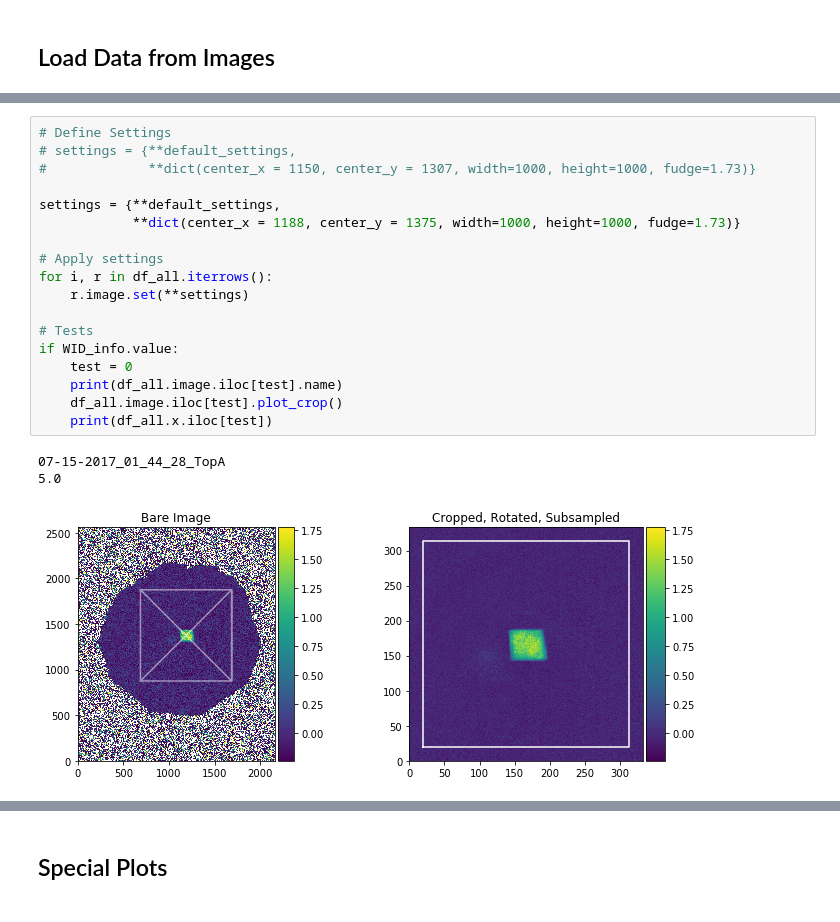
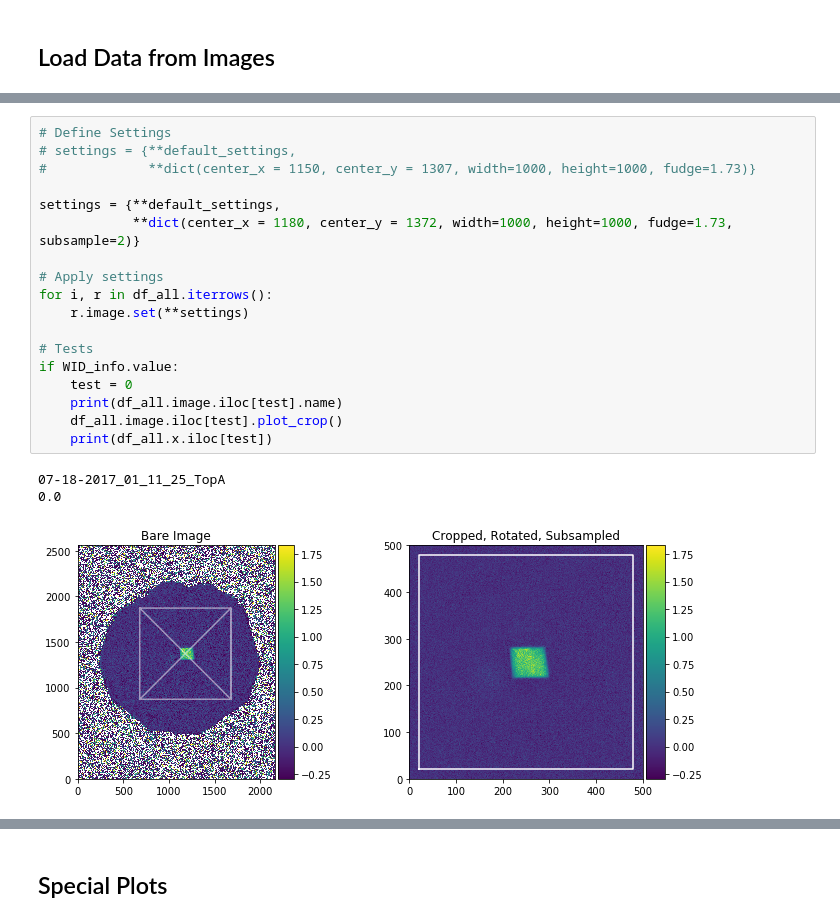
Before and after one commit to ranchop/QCalc, a Jupyter notebook: Box Shaking/Box Shaking Analyzer.ipynb, the cells around one changed output, grey strips where cells are left out. Saved outputs shown, nothing was run; the diff lists cells and outputs as text.

```diff
--- a/Box Shaking/Box Shaking Analyzer.ipynb
+++ b/Box Shaking/Box Shaking Analyzer.ipynb
@@ -579,25 +579,25 @@ Total number of images   : 10
 # %%
 # Define Settings
 # settings = {**default_settings,
 #             **dict(center_x = 1150, center_y = 1307, width=1000, height=1000, fudge=1.73)}
 
 settings = {**default_settings,
-            **dict(center_x = 1188, center_y = 1375, width=1000, height=1000, fudge=1.73)}
+            **dict(center_x = 1180, center_y = 1372, width=1000, height=1000, fudge=1.73, subsample=2)}
 
 # Apply settings
 for i, r in df_all.iterrows():
     r.image.set(**settings)
 
 # Tests
 if WID_info.value:
     test = 0
     print(df_all.image.iloc[test].name)
     df_all.image.iloc[test].plot_crop()
     print(df_all.x.iloc[test])
 # %% [output]
-07-15-2017_01_44_28_TopA
-5.0
+07-18-2017_01_11_25_TopA
+0.0
-[figure, old version]
+[figure, new version]
 # %%
 # Atom numbers filter, sort data and bg, print information
 
```
Also changed, not shown: parts of 8 cells of this notebook, 1 other file.
